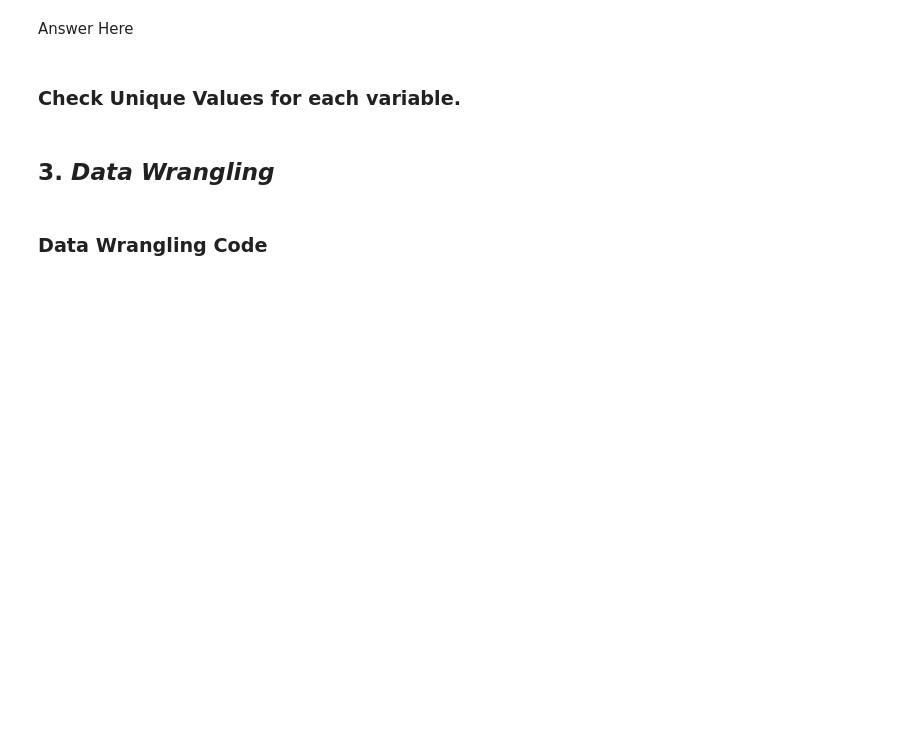
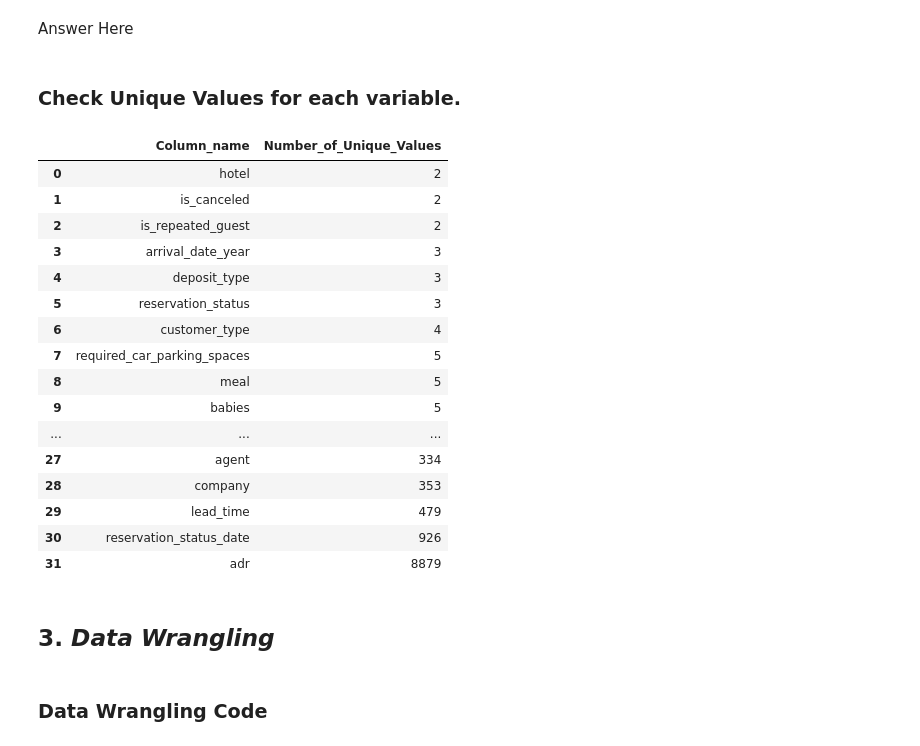
Before and after one commit to k9-Ashish/Hotel_Booking_Analysis_EDA_Capstone_Project, a Jupyter notebook: Hotel_Booking_Analysis_Capstone_Project.ipynb, the cells around one changed output. Saved outputs shown, nothing was run; the diff lists cells and outputs as text; code cells hidden in the pictures; blank space fills up the shorter version.

```diff
--- a/Hotel_Booking_Analysis_Capstone_Project.ipynb
+++ b/Hotel_Booking_Analysis_Capstone_Project.ipynb
@@ -249,3 +321,40 @@ Answer Here
+# %%
+# To Check Unique Values for each variable.
+# Using Dictionary Comprehension to get the dictionary of the columns containing more than 1 unique value
+
+unique_count_dict = {column: len(df[column].unique()) for column in df.columns}
+# %%
+# Creating seperate list of columns and count from the keys and values of the unique_count_dict
+
+column_list = list(unique_count_dict.keys())
+unique_value_count = list(unique_count_dict.values())
+# %%
+# Creating the Dataframe to display the columns and there count of unique values
+
+unique_count_df = pd.DataFrame({'Column_name' : column_list, 'Number_of_Unique_Values' : unique_value_count})
+
+# Sorting this above unique_count_df in ascending order to get to count of unique values present in each column
+# Also used reset_index to reset the index and drop the previous index as it was shuffled while sorting values
+
+unique_count_df.sort_values(by = ['Number_of_Unique_Values']).reset_index(drop = True)
+# %% [output]
+|  | Column_name | Number_of_Unique_Values |
+| 0 | hotel | 2 |
+| 1 | is_canceled | 2 |
+| 2 | is_repeated_guest | 2 |
+| 3 | arrival_date_year | 3 |
+| 4 | deposit_type | 3 |
+| 5 | reservation_status | 3 |
+| 6 | customer_type | 4 |
+| 7 | required_car_parking_spaces | 5 |
+| 8 | meal | 5 |
+| 9 | babies | 5 |
+| ... | ... | ... |
+| 27 | agent | 334 |
+| 28 | company | 353 |
+| 29 | lead_time | 479 |
+| 30 | reservation_status_date | 926 |
+| 31 | adr | 8879 |
 # %% [markdown]
 ## 3. ***Data Wrangling***
 # %% [markdown]
```
Also changed, not shown: parts of 15 cells of this notebook.
